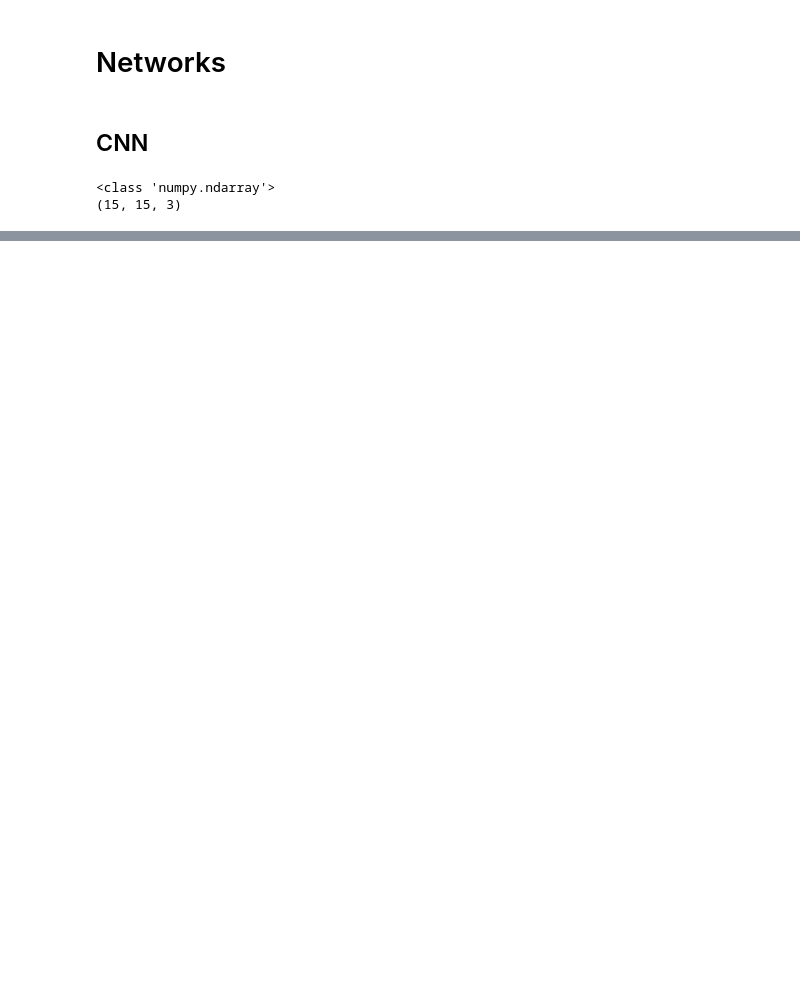
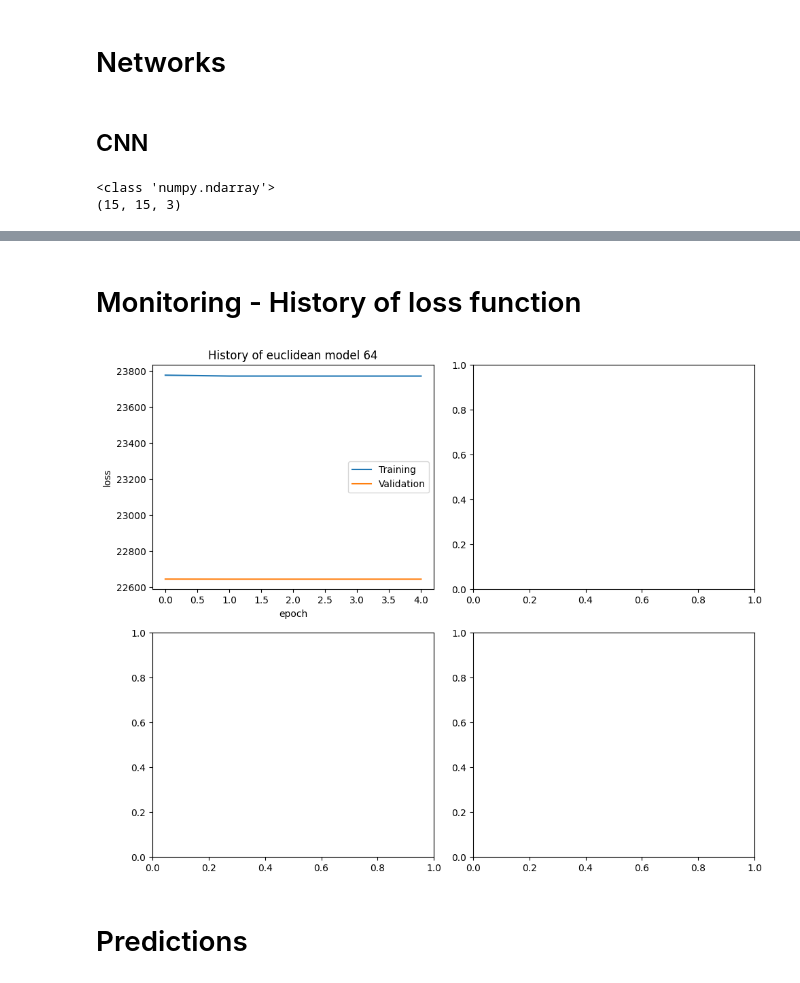
Before and after one commit to BoKna031/Image_inpainting, a Jupyter notebook: Image_inpainting.ipynb, the cells around one changed output, grey strips where cells are left out. Cells and saved outputs as stored; diff of their text form; code cells hidden in the pictures; blank space fills up the shorter version.

Commit message:
Added load history and prediction

```diff
--- a/Image_inpainting.ipynb
+++ b/Image_inpainting.ipynb
@@ -314,3 +308,26 @@ HISTORY_PATH = "/content/drive/MyDrive/Colab Notebooks/ImageInpainting/CNN/histo
 # %%
 euclidean_model_1.save(MODEL_PATH + "/euclidean_model_1.keras")
 save_history(history.history, HISTORY_PATH + "/euclidean_model_64_history.pkl")
+# %% [markdown]
+# Monitoring - History of loss function
+# %%
+def load_history(path):
+  with open(path, "rb") as file:
+    return pickle.load(file)
+# %%
+h1 = load_history(HISTORY_PATH + "/euclidean_model_64_history.pkl")
+# %%
+fig, axes = plt.subplots(2, 2, figsize=(10, 8))
+
+axes[0, 0].plot(h1['loss'])
+axes[0, 0].plot(h1['val_loss'])
+axes[0, 0].set_title('History of euclidean model 64')
+axes[0, 0].set_xlabel('epoch')
+axes[0, 0].set_ylabel('loss')
+axes[0, 0].legend(['Training', 'Validation'])
+plt.tight_layout()
+plt.show()
+# %% [output]
+[figure, added]
+# %% [markdown]
+# Predictions
```
Also changed, not shown: parts of 20 cells of this notebook.
